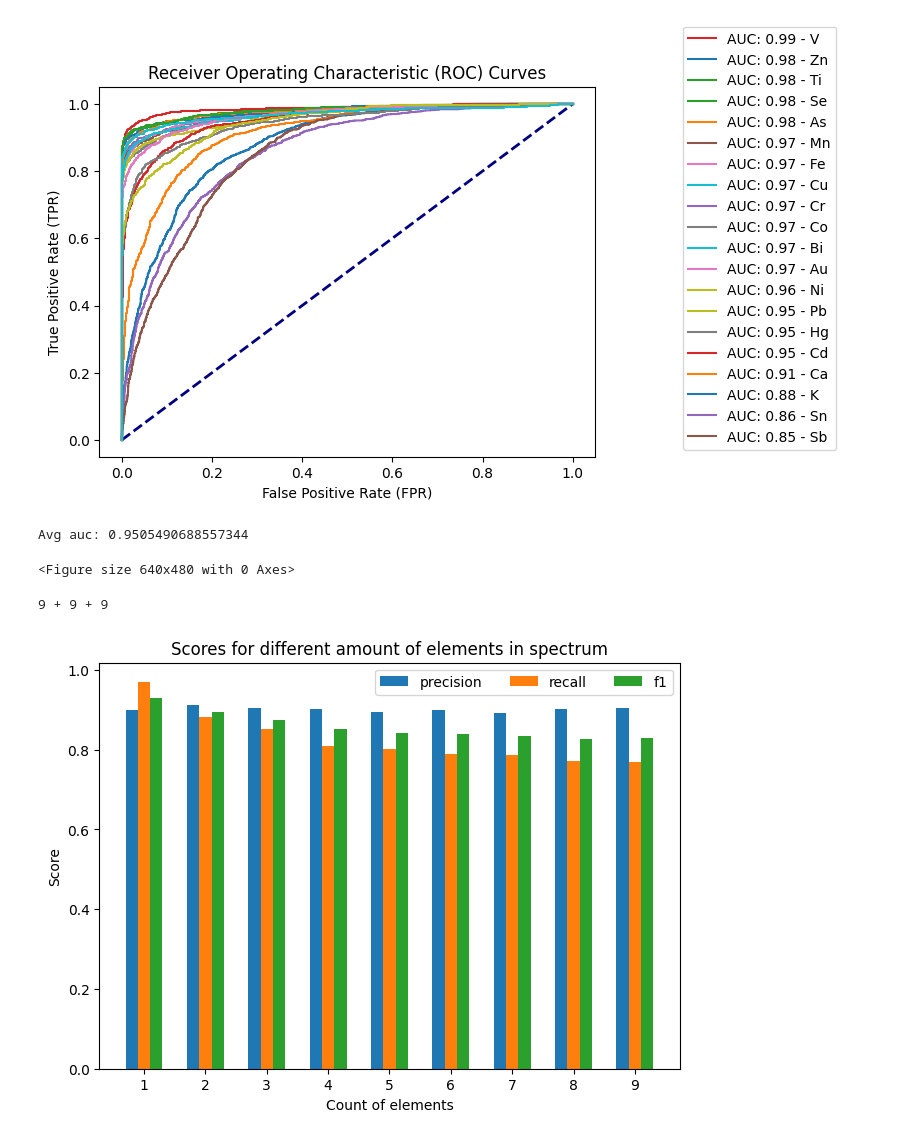
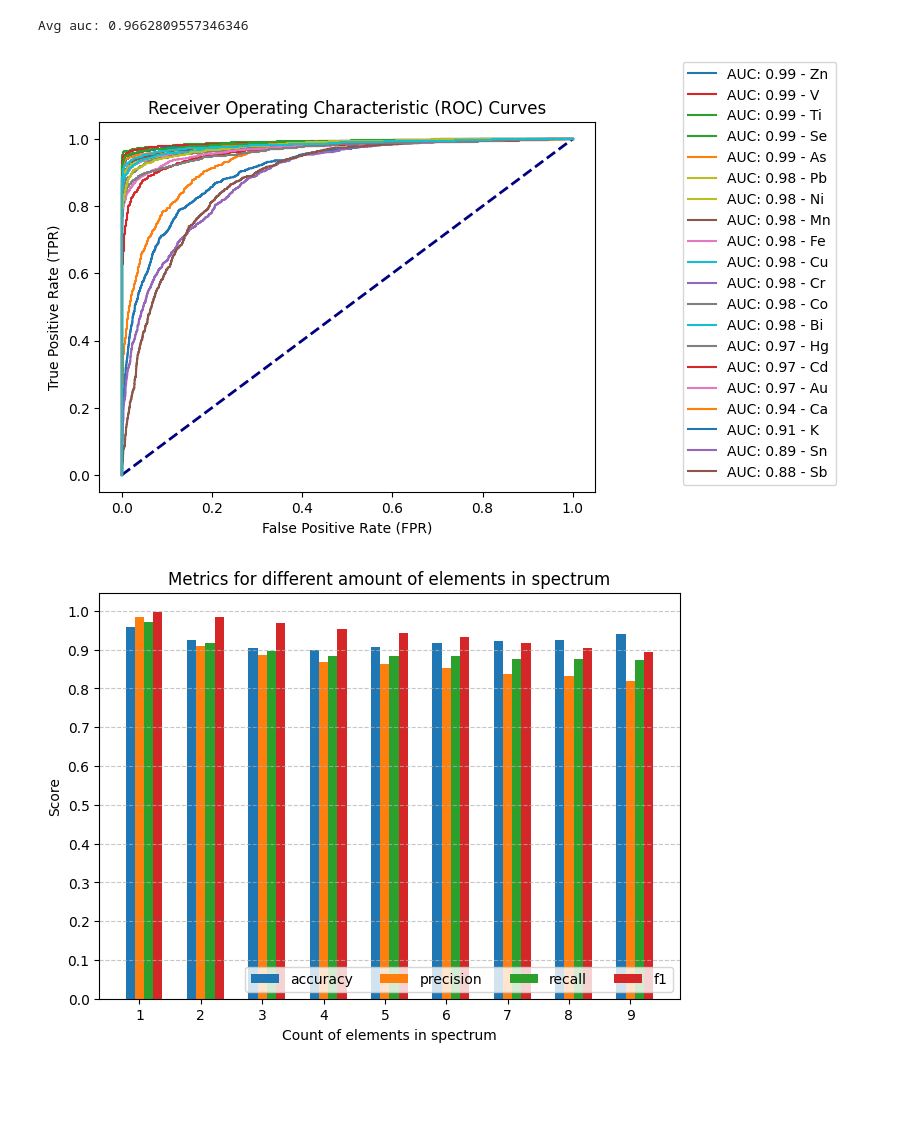
Before and after one commit to erzar0/1d-vit-for-classification-of-xrf-spectra, a Jupyter notebook: proof_of_concept.ipynb, the cells around one changed output. Saved outputs shown, nothing was run; the diff lists cells and outputs as text; code cells hidden in the pictures; blank space fills up the shorter version.

```diff
--- a/proof_of_concept.ipynb
+++ b/proof_of_concept.ipynb
@@ -314,0 +342,2 @@ Fri Dec 15 18:00:19 2023
+# %%
+model.load_state_dict(torch.load("vit_equal_classes.pt", map_location=torch.device('cuda')))
@@ -315,3 +369,5 @@ Fri Dec 15 18:00:19 2023
+# %%
+artificial_data = [generate_training_data(element_lines, mu_max_err = 0.002, sigma_max_err = 0.05, mu_max_err_global=0.05, samples = 10000 ,  elements_per_sample = i, element_numbers = None) for i in range(1, 10)]
 # %%
 import copy
 from functools import reduce
@@ -372,26 +428,23 @@ def train(model, train_loader, valid_loader, optimizer, criterion, epochs = 3):
     return train_history, valid_history, best_loss, best_weights
 
 
+DEVICE = torch.device("cuda" if torch.cuda.is_available() else "cpu")
+model.to(DEVICE)
 
-BATCH_SIZE = 128
+BATCH_SIZE = 256
 EPOCHS = 10
-DEVICE = torch.device("cuda" if torch.cuda.is_available() else "cpu")
 
-artificial_data = [generate_training_data(element_lines, mu_max_err = 0.002, sigma_max_err = 0.05, mu_max_err_global=0.05, samples = 10 ,  elements_per_sample = i, element_numbers = None) for i in range(1, 10)]
 X, y = reduce(lambda acc, val: (acc[0] + val[0], acc[1] + val[1]) , artificial_data, ([], []))
 X = np.asarray(X).reshape(-1, 1, CHANNELS_COUNT)
 y = np.asarray(y)
 
-X_train, X_valid, y_train, y_valid = train_test_split(X, y, train_size=0.8, shuffle=True)
+X_train, X_valid, y_train, y_valid = train_test_split(X, y, train_size=0.9, shuffle=True)
 train_loader = create_dataloader(X_train, y_train, DEVICE, batch_size=BATCH_SIZE, shuffle=True)
 valid_loader = create_dataloader(X_valid, y_valid, DEVICE, batch_size=BATCH_SIZE, shuffle=True)
 
-model.to(DEVICE)
 optimizer = optim.Adam(model.parameters(), lr=0.0001)
 criterion = nn.BCELoss()
 
 train_history, valid_history, best_loss, best_weights = train(model, train_loader, valid_loader, optimizer, criterion, epochs = EPOCHS)
-
 model.load_state_dict(best_weights)
-model.load_state_dict(torch.load("./vit_equal_classes"))
 # %% [output]
@@ -418,5 +486,6 @@ loss: 0.20
 # %%
 from sklearn.metrics import roc_curve, auc
+from functools import reduce
 from tqdm import tqdm
 
 
@@ -467,12 +536,11 @@ def calculate_roc(test_loader):
     plt.xlabel('False Positive Rate (FPR)')
     plt.ylabel('True Positive Rate (TPR)')
     plt.title('Receiver Operating Characteristic (ROC) Curves')
-    plt.show()
     plt.savefig("vit_equal_classes_roc.svg")
 
     print(f"Avg auc: {sum(aucs)/len(aucs)}")
 
-def calculate_precision_recall_f1(test_loader):
+def calculate_accuracy_precision_recall_f1(test_loader):
     def _precision_recall_f1(y_true, y_pred, epsilon=1e-10):
         true_positives = torch.sum(y_true * y_pred, dim=0)
         false_positives = torch.sum((1 - y_true) * y_pred, dim=0)
@@ -491,6 +559,7 @@ def calculate_precision_recall_f1(test_loader):
 
     all_true_labels = []
     all_pred_labels = []
+    all_accuracies = []
     with torch.no_grad():
         model.eval()
 
@@ -500,62 +569,49 @@ def calculate_precision_recall_f1(test_loader):
 
             pred_labels = (outputs > 0.5).float()
 
+            accuracy = torch.mean((pred_labels == true_labels).float()).item()
+            all_accuracies.append(accuracy)
+
             all_true_labels.append(true_labels)
             all_pred_labels.append(pred_labels)
 
         all_true_labels = torch.cat(all_true_labels, dim=0)
         all_pred_labels = torch.cat(all_pred_labels, dim=0)
 
-    return _precision_recall_f1(all_true_labels, all_pred_labels)
+    precision, recall, f1 = _precision_recall_f1(all_true_labels, all_pred_labels)
+    accuracy = torch.mean(torch.tensor(all_accuracies)).item()
 
-def calculate_hamming_loss(test_loader):
-    all_label_count = 0
-    correct_pred_label_count = 0
-    with torch.no_grad():
-        model.eval()
-        for X_batch, y_batch in test_loader:
-            y_pred = model(X_batch)
-            y_pred[y_pred >= 0.5] = 1
-            y_pred[y_pred < 0.5] = 0
+    return precision, recall, f1, accuracy
 
-            all_label_count += torch.ones_like(y_batch).sum()
-            correct_pred_label_count = torch.ones_like(y_batch)[y_pred == y_batch].sum()
-
-    return (correct_pred_label_count / all_label_count).tolist()
-
-
-test_loaders = [get_test_loader(samples=1000, elements_per_sample_range=(1, i)) for i in range(2, 11)]
+test_loaders = [get_test_loader(samples=1000, elements_per_sample_range=(i-1, i)) for i in range(2, 11)]
 calculate_roc(get_test_loader(samples=5000, elements_per_sample_range=(1, 10)))
-hamming_losses = [calculate_hamming_loss(test_loader) for test_loader in test_loaders]
-precision_recall_f1s = [calculate_precision_recall_f1(test_loader) for test_loader in test_loaders]
+accuracy_precision_recall_f1s = [calculate_accuracy_precision_recall_f1(test_loader) for test_loader in test_loaders]
 # %% [output]
+Avg auc: 0.9662809557346346
-[figure, old version]
+[figure, new version]
-Avg auc: 0.9505490688557344
-<Figure size 640x480 with 0 Axes>
 # %%
-precisions, recals, f1s = list(zip(*precision_recall_f1s))
+accuracy, precisions, recals, f1s = list(zip(*accuracy_precision_recall_f1s))
 
 element_counts  = list(range(1, 10))
-fig, ax = plt.subplots(layout='constrained')
+fig, ax = plt.subplots(constrained_layout='constrained')
+ax.grid(axis='y', linestyle='--', alpha=0.7)
 
-stats_dict = {"precision": precisions, "recall": recals, "f1": f1s}
+stats_dict = {"accuracy": accuracy, "precision": precisions, "recall": recals, "f1": f1s}
 
-width = 0.2  # the width of the bars
+width = 0.15  # the width of the bars
 multiplier = 0
-print(f"{len(precisions)} + {len(recals)} + {len(f1s)}")
 x = np.arange(len(element_counts))
 for attribute, measurement in stats_dict.items():
     offset = width * multiplier
     rects = ax.bar(x + offset, measurement, width, label=attribute)
-    # ax.bar_label(rects, padding=3)
     multiplier += 1
 
 ax.set_ylabel('Score')
-ax.set_xlabel('Count of elements')
-ax.set_title('Scores for different amount of elements in spectrum')
+ax.set_xlabel('Count of elements in spectrum')
+ax.set_title('Metrics for different amount of elements in spectrum')
 ax.set_xticks(x + width, element_counts)
-ax.legend(loc='upper right', ncols=3)
+ax.set_yticks(np.linspace(0, 1, 11))
+ax.legend(loc='lower right', ncols=4)
 plt.savefig("vit_equal_classes_scores.svg")
 # %% [output]
-9 + 9 + 9
-[figure, old version]
+[figure, new version]
```
Also changed, not shown: parts of 15 cells of this notebook.
